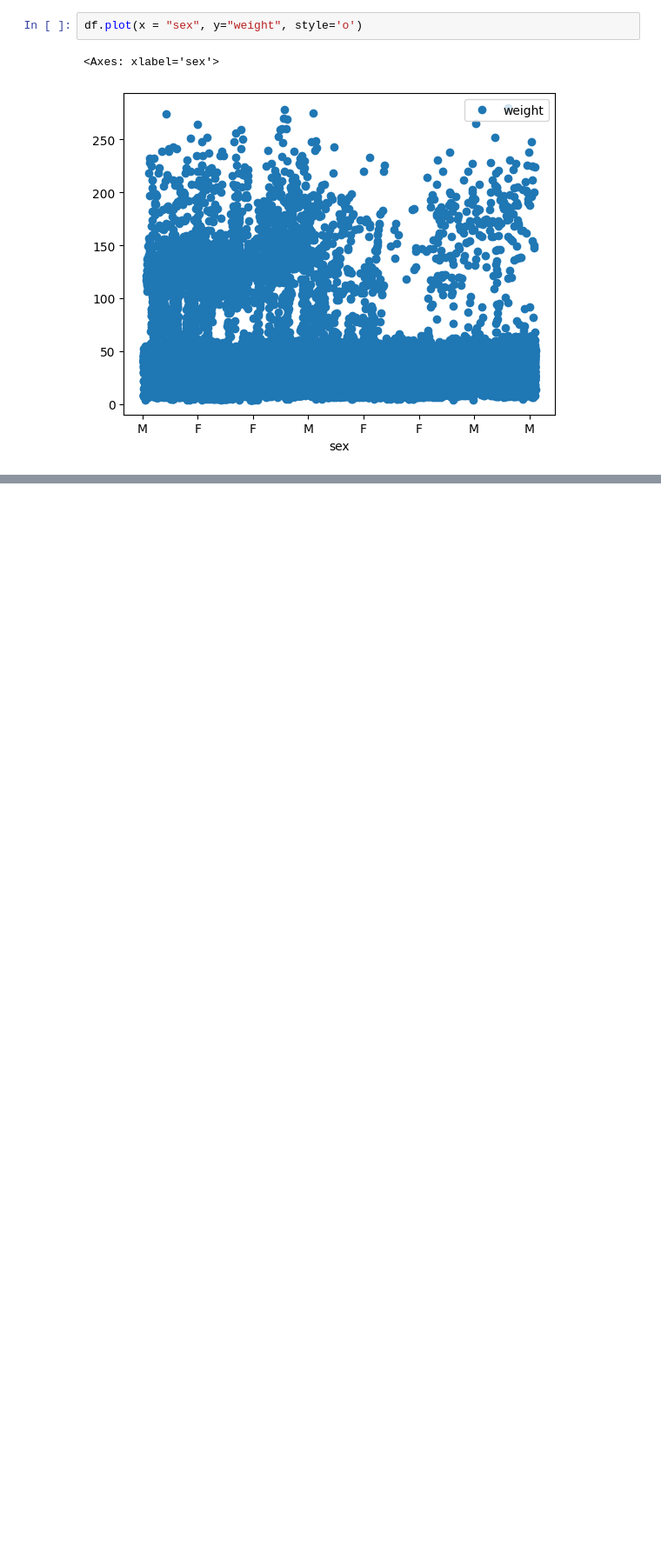
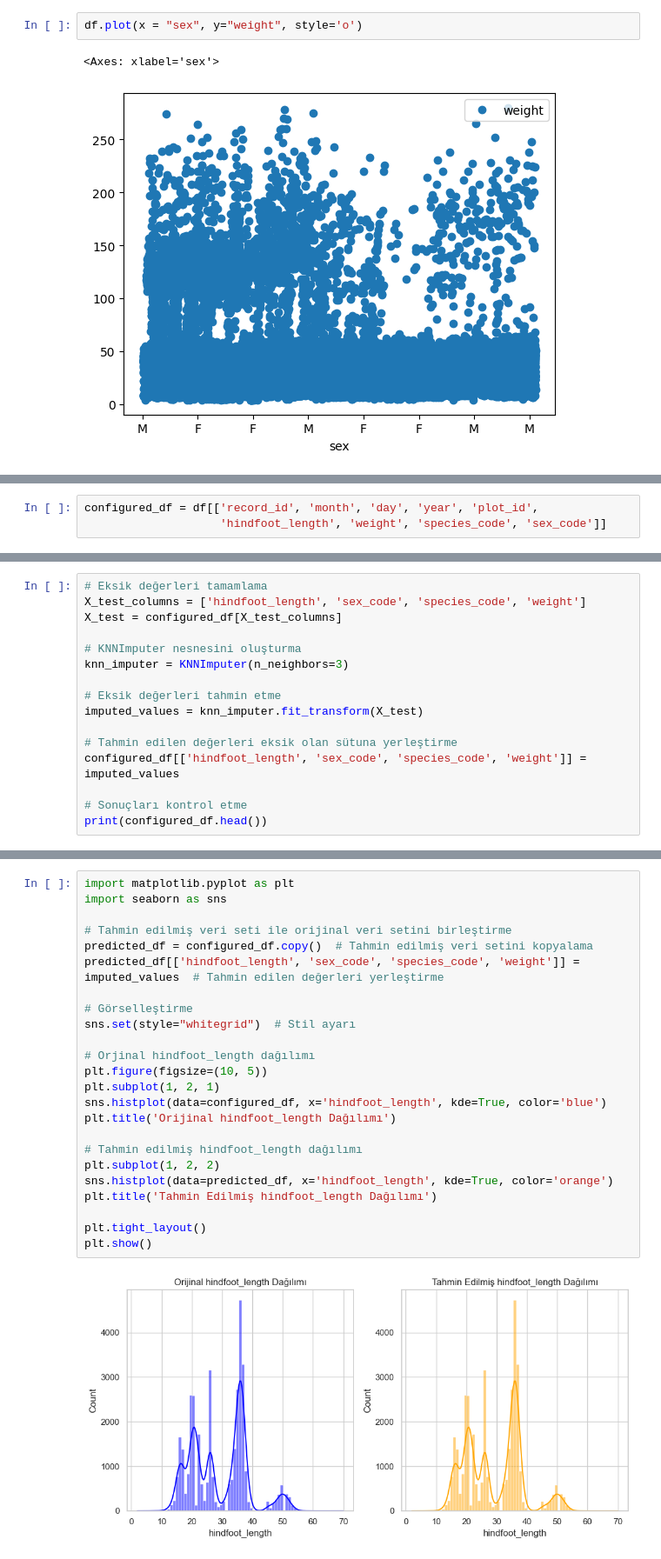
Before and after one commit to bulutirm/surveys-datacleaning-project, a Jupyter notebook: surveys_datacleasing.ipynb, the cells around one changed output, grey strips where cells are left out. Shown: that part at 87% size. Saved outputs shown, nothing was run; the diff lists cells and outputs as text; blank space fills up the shorter version.

```diff
--- a/surveys_datacleasing.ipynb
+++ b/surveys_datacleasing.ipynb
@@ -83,0 +115,3 @@ df[df.isnull().any(axis = 1)]
+# %%
+configured_df = df[['record_id', 'month', 'day', 'year', 'plot_id',
+                    'hindfoot_length', 'weight', 'species_code', 'sex_code']]
@@ -83,0 +226,16 @@ df[df.isnull().any(axis = 1)]
+# %%
+# Eksik değerleri tamamlama
+X_test_columns = ['hindfoot_length', 'sex_code', 'species_code', 'weight']
+X_test = configured_df[X_test_columns]
+
+# KNNImputer nesnesini oluşturma
+knn_imputer = KNNImputer(n_neighbors=3)
+
+# Eksik değerleri tahmin etme
+imputed_values = knn_imputer.fit_transform(X_test)
+
+# Tahmin edilen değerleri eksik olan sütuna yerleştirme
+configured_df[['hindfoot_length', 'sex_code', 'species_code', 'weight']] = imputed_values
+
+# Sonuçları kontrol etme
+print(configured_df.head())
@@ -83,0 +292,26 @@ df[df.isnull().any(axis = 1)]
+# %%
+import matplotlib.pyplot as plt
+import seaborn as sns
+
+# Tahmin edilmiş veri seti ile orijinal veri setini birleştirme
+predicted_df = configured_df.copy()  # Tahmin edilmiş veri setini kopyalama
+predicted_df[['hindfoot_length', 'sex_code', 'species_code', 'weight']] = imputed_values  # Tahmin edilen değerleri yerleştirme
+
+# Görselleştirme
+sns.set(style="whitegrid")  # Stil ayarı
+
+# Orjinal hindfoot_length dağılımı
+plt.figure(figsize=(10, 5))
+plt.subplot(1, 2, 1)
+sns.histplot(data=configured_df, x='hindfoot_length', kde=True, color='blue')
+plt.title('Orijinal hindfoot_length Dağılımı')
+
+# Tahmin edilmiş hindfoot_length dağılımı
+plt.subplot(1, 2, 2)
+sns.histplot(data=predicted_df, x='hindfoot_length', kde=True, color='orange')
+plt.title('Tahmin Edilmiş hindfoot_length Dağılımı')
+
+plt.tight_layout()
+plt.show()
+# %% [output]
+[figure, added]
```
Also changed, not shown: parts of 35 cells of this notebook.
